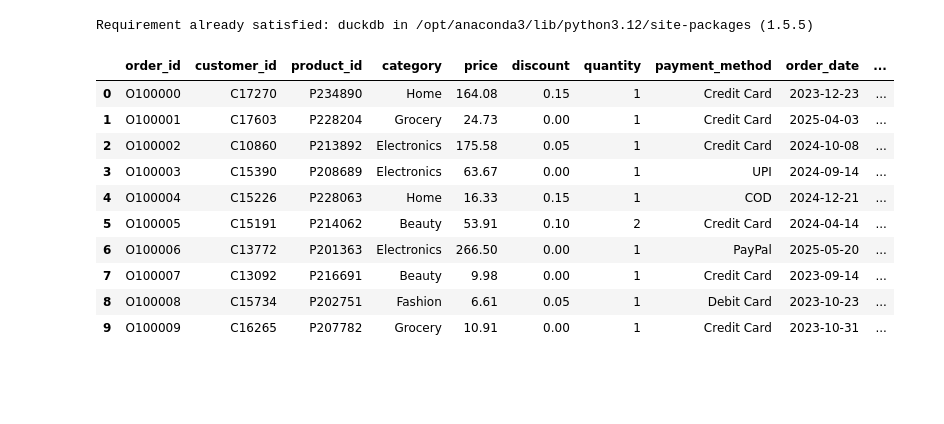
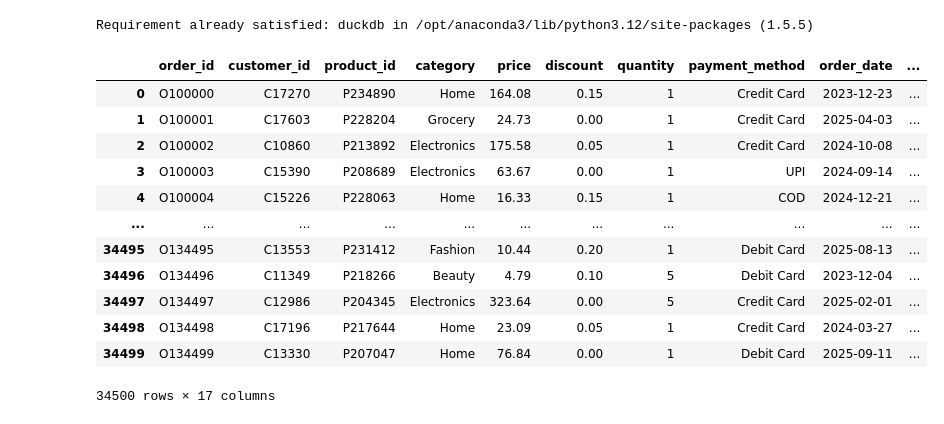
Before and after one commit to t-primero/e-commerce-analysis, a Jupyter notebook: ecommerce_analysis.ipynb, the cells around one changed output. Saved outputs shown, nothing was run; the diff lists cells and outputs as text; code cells hidden in the pictures; blank space fills up the shorter version.

```diff
--- a/ecommerce_analysis.ipynb
+++ b/ecommerce_analysis.ipynb
@@ -11,18 +11,19 @@ Requirement already satisfied: duckdb in /opt/anaconda3/lib/python3.12/site-pack
 # %%
 con.sql("""
         SELECT *
         FROM sales
-        LIMIT 10
-    """).df()
+""").df()
 # %% [output]
 |  | order_id | customer_id | product_id | category | price | discount | quantity | payment_method | order_date | ... |
 | 0 | O100000 | C17270 | P234890 | Home | 164.08 | 0.15 | 1 | Credit Card | 2023-12-23 | ... |
 | 1 | O100001 | C17603 | P228204 | Grocery | 24.73 | 0.00 | 1 | Credit Card | 2025-04-03 | ... |
 | 2 | O100002 | C10860 | P213892 | Electronics | 175.58 | 0.05 | 1 | Credit Card | 2024-10-08 | ... |
 | 3 | O100003 | C15390 | P208689 | Electronics | 63.67 | 0.00 | 1 | UPI | 2024-09-14 | ... |
 | 4 | O100004 | C15226 | P228063 | Home | 16.33 | 0.15 | 1 | COD | 2024-12-21 | ... |
-| 5 | O100005 | C15191 | P214062 | Beauty | 53.91 | 0.10 | 2 | Credit Card | 2024-04-14 | ... |
-| 6 | O100006 | C13772 | P201363 | Electronics | 266.50 | 0.00 | 1 | PayPal | 2025-05-20 | ... |
-| 7 | O100007 | C13092 | P216691 | Beauty | 9.98 | 0.00 | 1 | Credit Card | 2023-09-14 | ... |
-| 8 | O100008 | C15734 | P202751 | Fashion | 6.61 | 0.05 | 1 | Debit Card | 2023-10-23 | ... |
-| 9 | O100009 | C16265 | P207782 | Grocery | 10.91 | 0.00 | 1 | Credit Card | 2023-10-31 | ... |
+| ... | ... | ... | ... | ... | ... | ... | ... | ... | ... | ... |
+| 34495 | O134495 | C13553 | P231412 | Fashion | 10.44 | 0.20 | 1 | Debit Card | 2025-08-13 | ... |
+| 34496 | O134496 | C11349 | P218266 | Beauty | 4.79 | 0.10 | 5 | Debit Card | 2023-12-04 | ... |
+| 34497 | O134497 | C12986 | P204345 | Electronics | 323.64 | 0.00 | 5 | Credit Card | 2025-02-01 | ... |
+| 34498 | O134498 | C17196 | P217644 | Home | 23.09 | 0.05 | 1 | Credit Card | 2024-03-27 | ... |
+| 34499 | O134499 | C13330 | P207047 | Home | 76.84 | 0.00 | 1 | Debit Card | 2025-09-11 | ... |
+34500 rows × 17 columns
```
Also changed, not shown: parts of 15 cells of this notebook.
